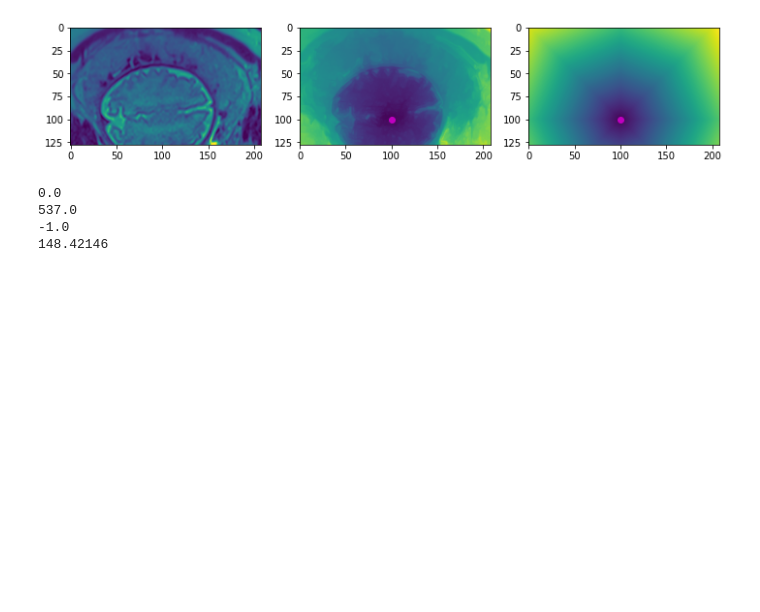
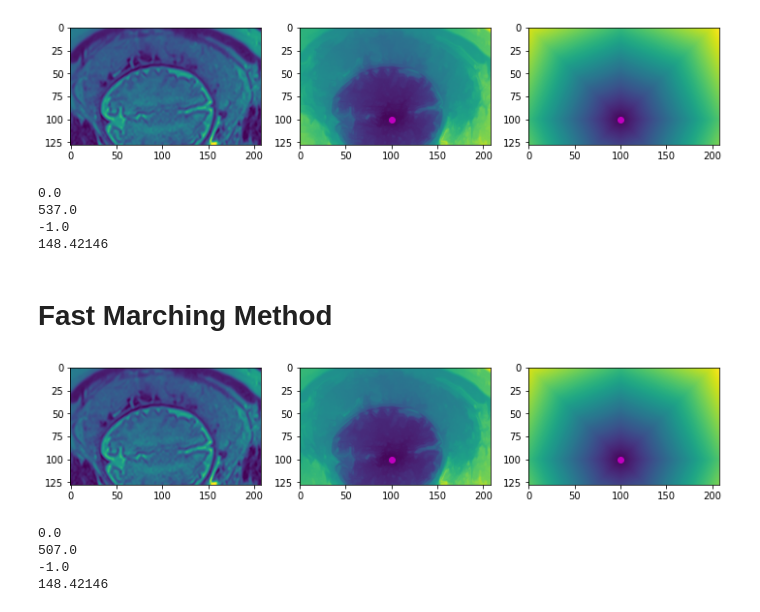
Before and after one commit to masadcv/FastGeodis, a Jupyter notebook: samples/simpledemo2d_signed.ipynb, the cells around one changed output. Saved outputs shown, nothing was run; the diff lists cells and outputs as text; code cells hidden in the pictures; blank space fills up the shorter version.

```diff
--- a/samples/simpledemo2d_signed.ipynb
+++ b/samples/simpledemo2d_signed.ipynb
@@ -126,3 +126,50 @@ print(euclidean_dist_toivanen.max())
 537.0
 -1.0
 148.42146
+# %% [markdown]
+# Fast Marching Method
+# %%
+
+# Fast Marching method only support CPU
+image_pt = image_pt.to("cpu")
+mask_pt = mask_pt.to("cpu")
+
+lamb = 1.0  # <-- Geodesic distance transform
+geodesic_dist_fastmarch = FastGeodis.signed_generalised_geodesic2d_fastmarch(
+    image_pt, mask_pt, v, lamb
+)
+geodesic_dist_fastmarch = np.squeeze(geodesic_dist_fastmarch.cpu().numpy())
+
+lamb = 0.0  # <-- Euclidean distance transform
+euclidean_dist_fastmarch = FastGeodis.signed_generalised_geodesic2d_fastmarch(
+    image_pt, mask_pt, v, lamb
+)
+euclidean_dist_fastmarch = np.squeeze(euclidean_dist_fastmarch.cpu().numpy())
+
+plt.figure(figsize=(12, 4))
+plt.subplot(1, 3, 1)
+plt.imshow(image)
+
+plt.subplot(1, 3, 2)
+plt.imshow(geodesic_dist_fastmarch)
+plt.plot(100, 100, "mo")
+
+plt.subplot(1, 3, 3)
+plt.imshow(euclidean_dist_fastmarch)
+plt.plot(100, 100, "mo")
+
+plt.show()
+# %% [output]
+[figure, added]
+# %%
+# min/max for signed distances
+print(geodesic_dist_fastmarch.min())
+print(geodesic_dist_fastmarch.max())
+
+print(euclidean_dist_fastmarch.min())
+print(euclidean_dist_fastmarch.max())
+# %% [output]
+0.0
+507.0
+-1.0
+148.42146
```
Also changed, not shown: 7 other files.
